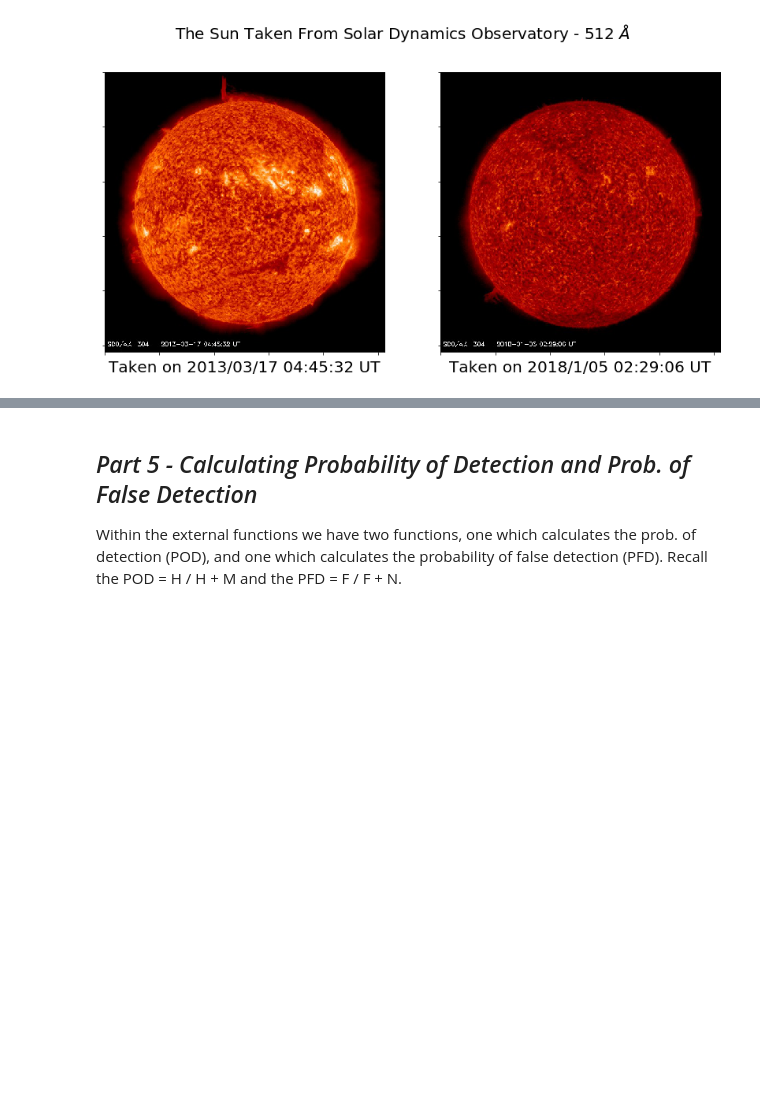
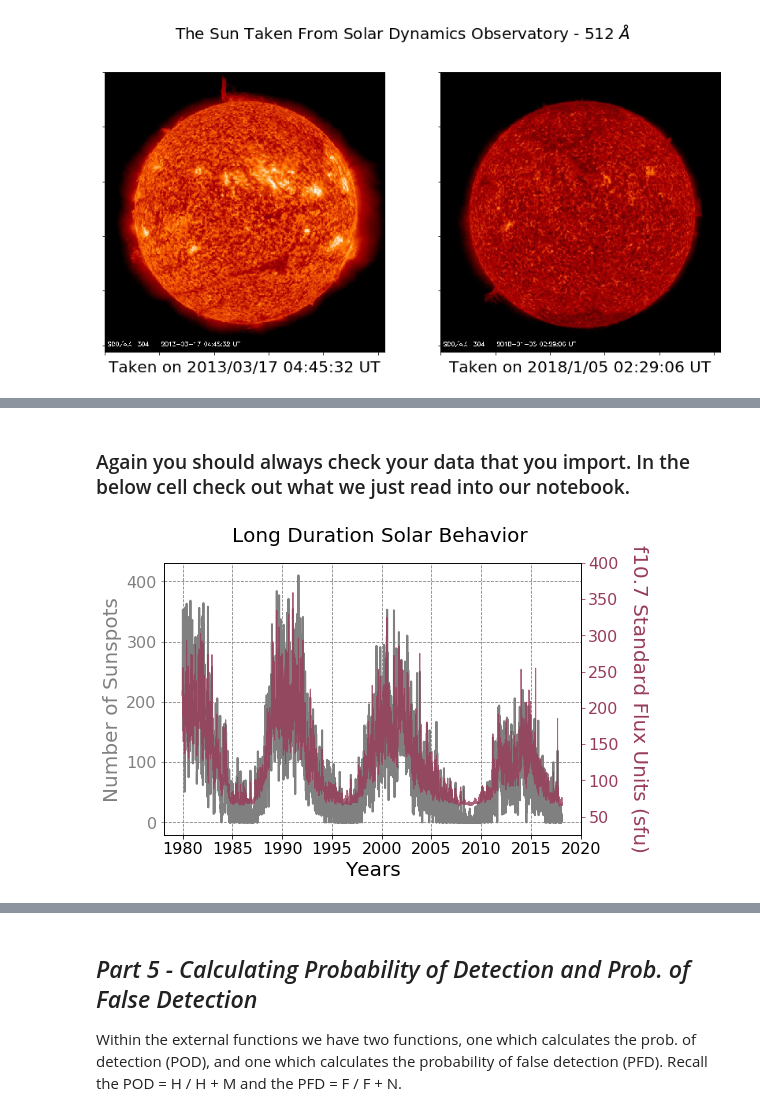
Before and after one commit to abbyazari/data_vis_statistics_geosciences, a Jupyter notebook: Lab7/Lab7_SpaceWeatherClassifiers.ipynb, the cells around one changed output, grey strips where cells are left out. Drawn from its saved outputs; the diff is of its cells as text; code cells hidden in the pictures; blank space fills up the shorter version.

```diff
--- a/Lab7/Lab7_SpaceWeatherClassifiers.ipynb
+++ b/Lab7/Lab7_SpaceWeatherClassifiers.ipynb
@@ -636,0 +359,2 @@ plt.savefig('./Figures/ConfusionMatrix.png')
+# %% [markdown]
+### Again you should always check your data that you import. In the below cell check out what we just read into our notebook.
@@ -636,0 +363,51 @@ plt.savefig('./Figures/ConfusionMatrix.png')
+# %%
+#let's take a look at the long duration trend of some of those values from before -
+
+#This is an alternative if
+#you have different scales of data but would
+#like them to be still on the same plot without a legend.
+
+fig = plt.figure(figsize=(8, 5))
+fig.suptitle('Long Duration Solar Behavior', fontsize=20)
+
+gs  = plt.GridSpec(1, 1, hspace=0.0, wspace=0.2, right = 0.85)
+
+#add subplots
+ax1 = fig.add_subplot(gs[0,0])
+
+
+#this ties together ax1 and ax2 -
+ax2 = ax1.twinx()
+
+#set up titles for axis
+ax1.set_ylabel('Number of Sunspots', fontsize = 20, color = 'grey')
+ax2.set_ylabel('f10.7 Standard Flux Units (sfu)', fontsize = 20,
+               color = '#983b59', rotation = 270, labelpad = 30)
+
+ax1.plot(dailyOmni.index.to_pydatetime(), dailyOmni['SunspotNumber'],
+         color = 'grey', lw = 2.0)
+
+ax2.plot(dailyOmni.index.to_pydatetime(), dailyOmni['f10.7_index'],
+         color = '#983b59', lw = 1.0, alpha = 0.8)
+
+ax1.set_xlabel('Years', fontsize = 20)
+
+#SET UP FORMAT
+ax1.xaxis.set_major_locator(mdt.YearLocator(5))
+ax1.xaxis.set_major_formatter(mdt.DateFormatter('%Y'))
+
+ax1.grid(color='gray', linestyle='dashed')
+
+#how to set up a share axis with alternative colors
+ax1.tick_params('y', colors = 'grey', labelsize = 16)
+ax2.tick_params('y', colors = '#983b59', labelsize = 16)
+
+#set label size of the x axis
+ax1.tick_params('x', labelsize = 16)
+
+#nudge it up a bit
+ax2.set_ylim([25, 400])
+
+plt.savefig('./Figures/LongDurationSolar.png')
+# %% [output]
+[figure, added]
```
Also changed, not shown: parts of 67 cells of this notebook, 3 other files.
